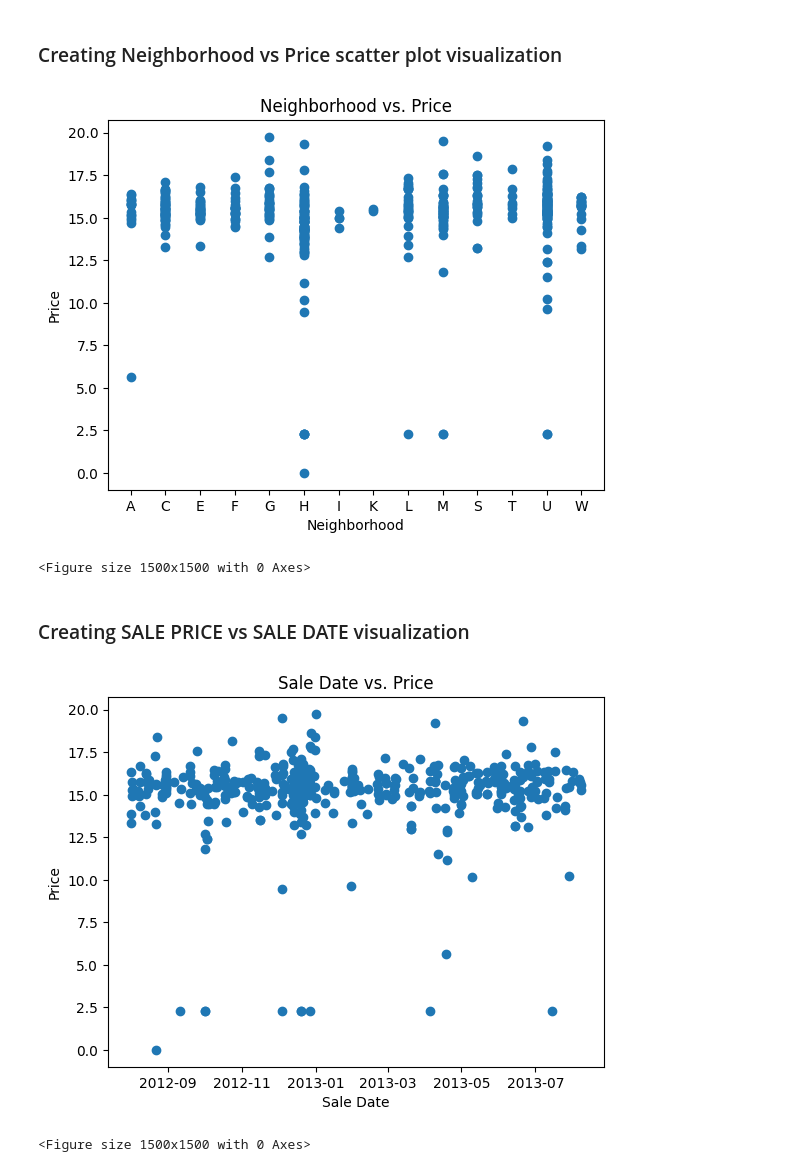
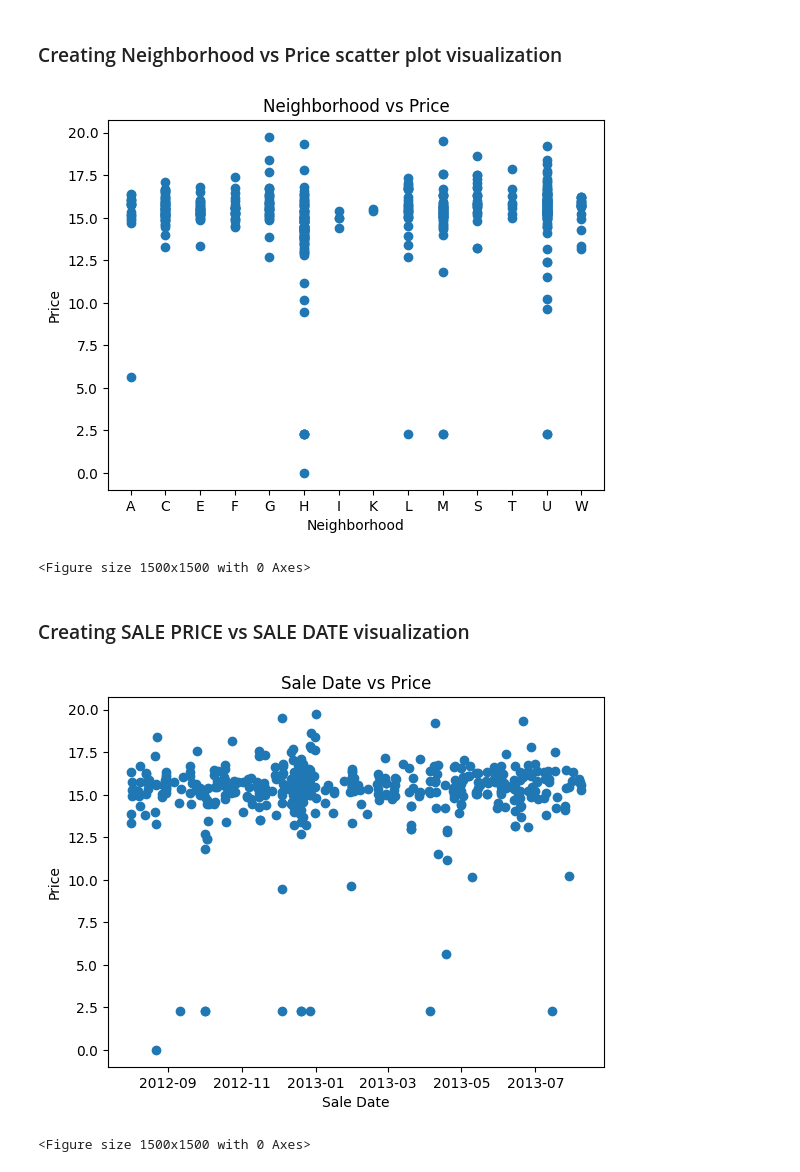
Before and after one commit to MuzammiLFive/big-data-coursework, a Jupyter notebook: Visualization.ipynb, the cells around one changed output. Cells and saved outputs as stored; diff of their text form; code cells hidden in the pictures.

```diff
--- a/Visualization.ipynb
+++ b/Visualization.ipynb
@@ -75,5 +70,5 @@ See the caveats in the documentation: https://pandas.pydata.org/pandas-docs/stab
 # %%
-df[num_cols] = df[num_cols].astype(float)
+df[num_columns] = df[num_columns].astype(float)
 # %% [markdown]
 ### Create list of categorical variables and another for the numerical variables¶
 # %%
@@ -106,4 +101,4 @@ num_list
 # %% [markdown]
 ### Convert SALE DATE to datetime datatype¶
 # %%
-df['SALE_DATE'] = pd.to_datetime(df['SALE_DATE'], format='%d/%m/%Y')
+df.SALE_DATE = pd.to_datetime(df['SALE_DATE'], format='%d/%m/%Y')
@@ -125,7 +114,7 @@ df[cat_list] = df[cat_list].replace('', pd.NA)
 # %% [markdown]
 ### Replace the zeros in Prices, Land squares, etc. by NaN
 # %%
-df[num_cols] = df[num_cols].replace(0, pd.NA)
+df[num_columns] = df[num_columns].replace(0, pd.NA)
 # %% [markdown]
 ### Show a summary of all missing values as well as the summary statistics
 # %%
@@ -198,7 +177,7 @@ df.shape
 # %% [markdown]
 ### Consider the log of the prices and normalise the data
 # %%
-df['SALE_PRICE'] = np.log(df['SALE_PRICE'].astype('float64'))
+df['SALEPRICE'] = np.log(df['SALEPRICE'].astype('float64'))
 # %% [markdown]
 ### Creating Neighborhood vs Price scatter plot visualization
 # %%
@@ -209,24 +188,24 @@ for value in df['NEIGHBORHOOD'].unique():
 
 df['NEIGHBORHOOD'] = df['NEIGHBORHOOD'].replace(short_names)
 # %%
-plt.scatter(df['NEIGHBORHOOD'], df['SALE_PRICE'])
-plt.title('Neighborhood vs. Price')
+plt.scatter(df['NEIGHBORHOOD'], df['SALEPRICE'])
+plt.title('Neighborhood vs Price')
 plt.xlabel('Neighborhood')
 plt.ylabel('Price')
 plt.figure(figsize=(15,15))
 plt.show()
 # %% [output]
-[figure, old version]
+[figure, new version]
 <Figure size 1500x1500 with 0 Axes>
 # %% [markdown]
 ### Creating SALE PRICE vs SALE DATE visualization
 # %%
-plt.scatter(df['SALE_DATE'], df['SALE_PRICE'])
-plt.title('Sale Date vs. Price')
+plt.scatter(df['SALE_DATE'], df['SALEPRICE'])
+plt.title('Sale Date vs Price')
 plt.xlabel('Sale Date')
 plt.ylabel('Price')
 plt.figure(figsize=(15,15))
 plt.show()
 # %% [output]
-[figure, old version]
+[figure, new version]
 <Figure size 1500x1500 with 0 Axes>
```
Also changed, not shown: parts of 12 cells of this notebook.
